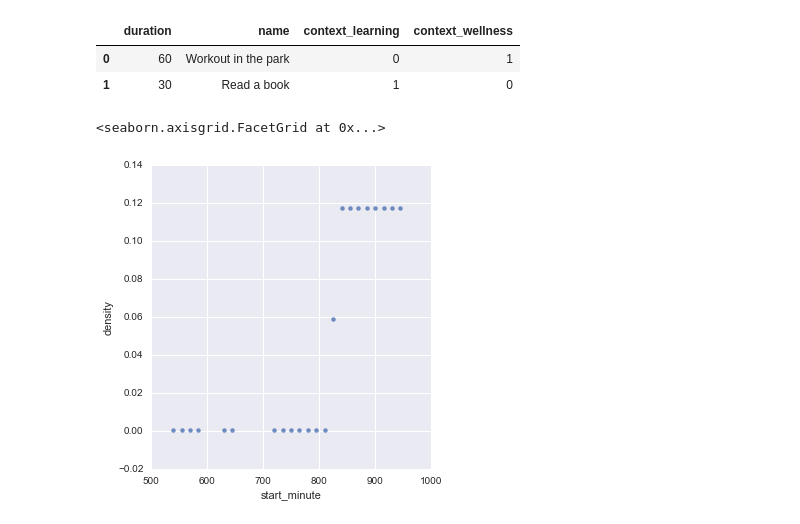
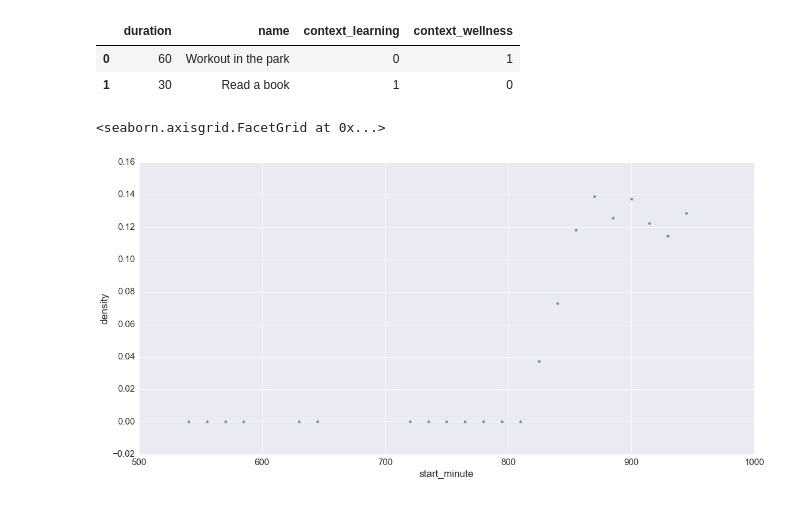
Before and after one commit to iPoli/timely, a Jupyter notebook: probabilistic_scheduler.ipynb, the cells around one changed output. Drawn from its saved outputs; the diff is of its cells as text; code cells hidden in the pictures.

Commit message:
Add Beta dist. Simple hierarchical model for prior probabilities.

```diff
--- a/probabilistic_scheduler.ipynb
+++ b/probabilistic_scheduler.ipynb
@@ -9 +7,6 @@ from datetime import datetime
+# %%
+%matplotlib inline
+sns.set()
+sns.set_context("notebook", font_scale=1.5, rc={"lines.linewidth": 2.5})
+plt.rcParams['figure.figsize'] = 16, 12
 # %%
@@ -15,6 +18,14 @@ CATEGORY_PRIORS = dict(wellness=UniformDistribution(Time(hours=14), Time(hours=2
               personal=UniformDistribution(Time(hours=8), Time(hours=22)),
               fun=UniformDistribution(Time(hours=12), Time(hours=22)),
               chores=UniformDistribution(Time(hours=16), Time(hours=22)))
+# %%
+for cat, dist in CATEGORY_PRIORS.items():
+    interval_starts = [s for s in range(0, 24 * 60, 15)]
+    freq = dict()
+    for s in interval_starts:
+        freq[s] = np.mean(BetaDistribution(np.random.randint(1, 100), np.random.randint(1, 50)).sample(1000))
+    d = DiscreteDistribution(freq, 15)
+    CATEGORY_PRIORS[cat] = d.joint(dist)
 # %%
 class TaskCategoryLikelihoodEstimator(LikelihoodEstimator):
 
@@ -54,7 +65,7 @@ slots = scheduler.propose_slots(t3)
 probs = {s[1].start_minute: s[0] for s in slots}
 # %%
 data = pd.DataFrame(list(probs.items()), columns=["start_minute", "density"])
-sns.lmplot("start_minute", "density", data, fit_reg=False)
+sns.lmplot("start_minute", "density", data, fit_reg=False, size=8, aspect=2)
 # %% [output]
 <seaborn.axisgrid.FacetGrid at 0x...>
-[figure, old version]
+[figure, new version]
```
Also changed, not shown: parts of 5 cells of this notebook, 1 other file.
